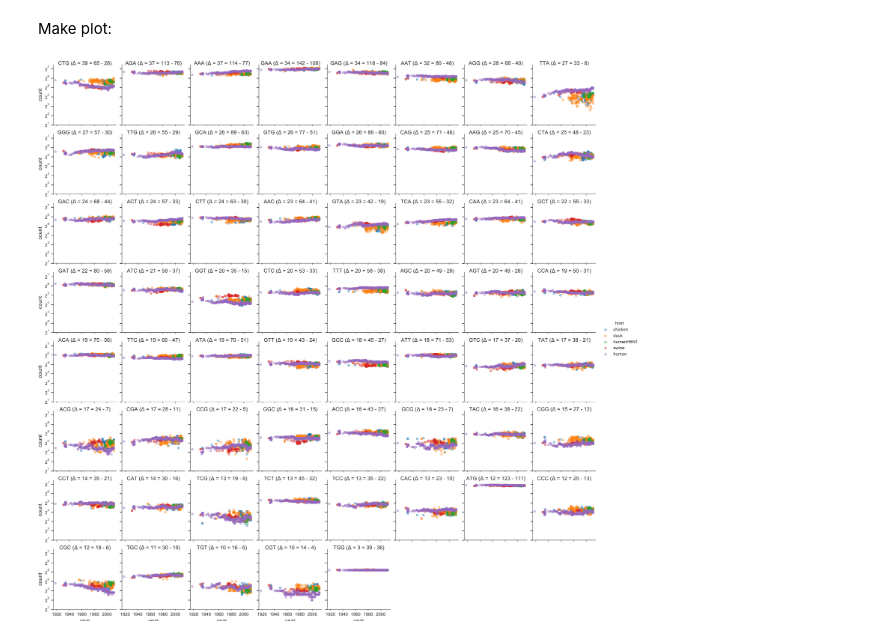
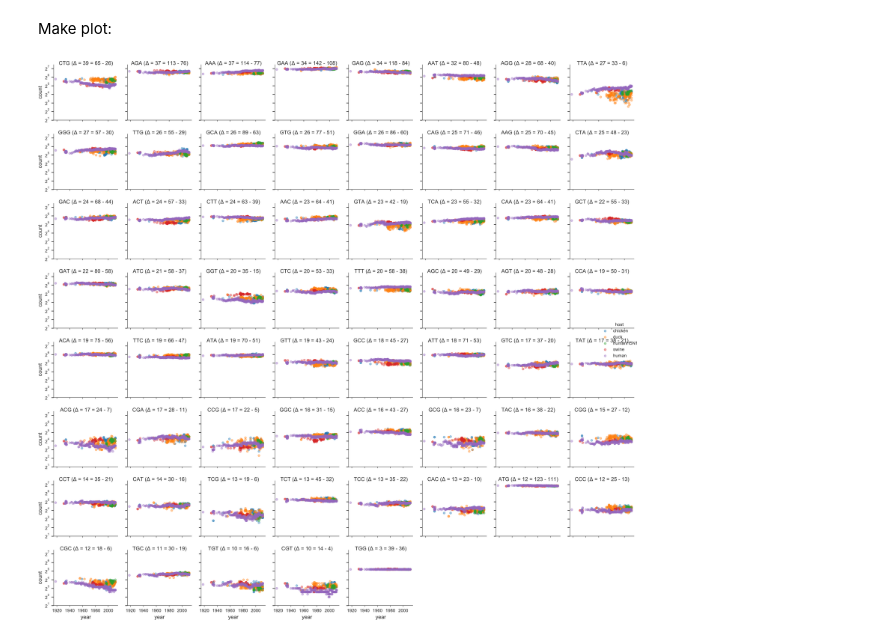
Before and after one commit to rasilab/machkovech_2018, a Jupyter notebook: scripts/Influenza_CTG_evolution.ipynb, the cells around one changed output. Drawn from its saved outputs; the diff is of its cells as text; code cells hidden in the pictures.

Commit message:
fixed layout of all codon counts plot

```diff
--- a/scripts/Influenza_CTG_evolution.ipynb
+++ b/scripts/Influenza_CTG_evolution.ipynb
@@ -822,31 +822,32 @@ g = sns.FacetGrid(df.assign(row=lambda x: x.icodon // ncols,
                             col=lambda x: x.icodon % ncols),
                   row="row", col='col', hue="host", legend_out=True)
 
 g = (g.map(plt.scatter, "year", 'count', marker="o", alpha=.4, s=15)
            .set_titles("")
            .set(xlim=(1915, 2015), xticks=[1920, 1940, 1960, 1980, 2000])
            .set_xlabels('year')
            )
 for ax, label in zip(g.axes.flatten(), change.label):
     ax.set_title(label, verticalalignment='top')
     ax.set_yscale('log', basey=2)
 
 # hide empty grids: https://stackoverflow.com/a/41306194
 for (i,j,k), data in g.facet_data():
     if data.empty:
         ax = g.facet_axis(i, j)
         ax.set_axis_off()
 
 facetsize = 1.8
 g.fig.set_size_inches([facetsize * ncols, facetsize * math.ceil(len(codons) / ncols)])
 g.add_legend()
+g.fig.tight_layout()
 
 savefilename='../figures/all_codon_counts.svg'
 plt.savefig(savefilename)
 plt.savefig(os.path.splitext(savefilename)[0] + '.pdf')
 png = savefilename.rstrip('.svg') + '.png'
 !convert -density 192 -trim $savefilename $png
 display(Image(png))
 plt.close()
 # %% [output]
-[figure, old version]
+[figure, new version]
```
Also changed, not shown: 2 other files.
